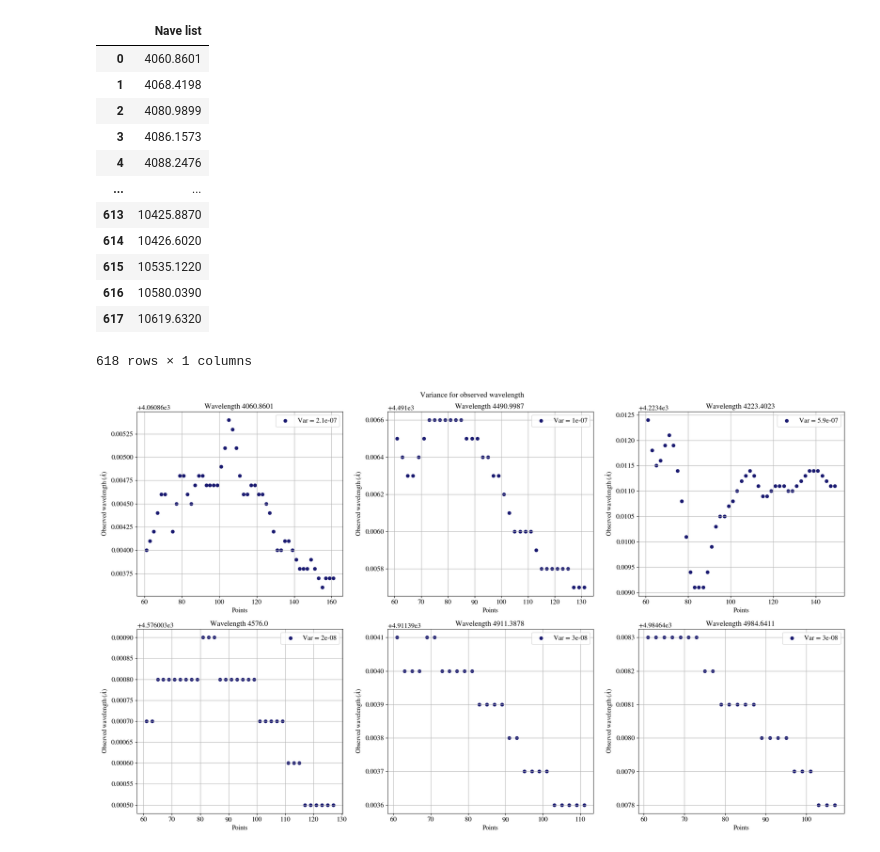
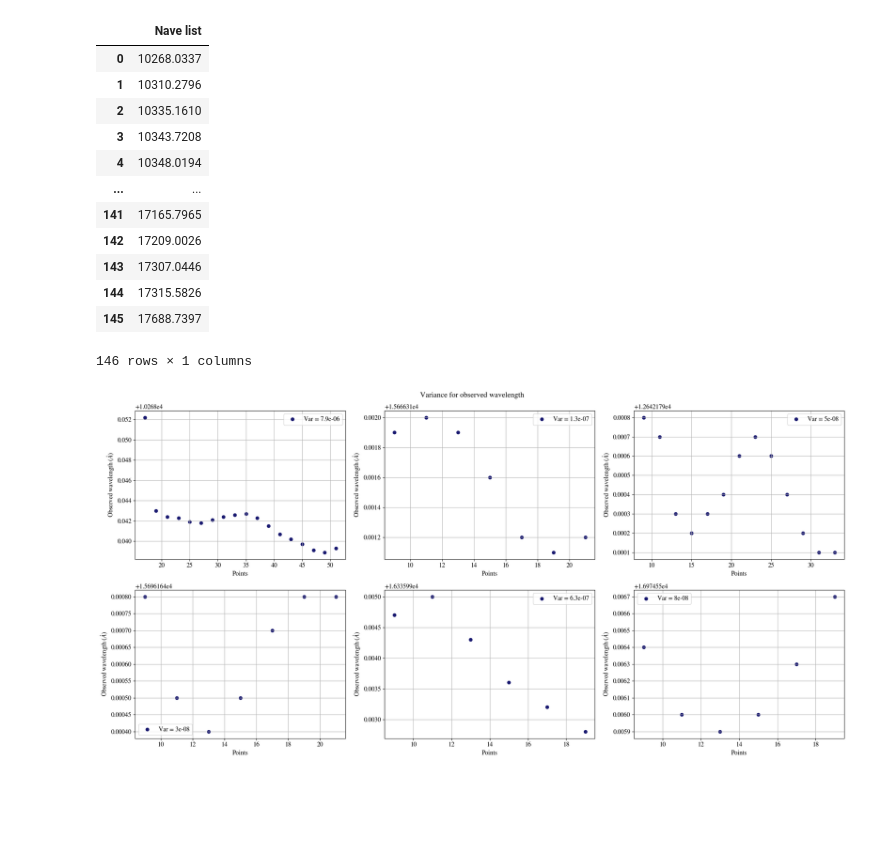
Before and after one commit to ccuellarn/Measurement-and-Characterization-of-Granulation-Patterns-in-the-IAG-Solar-Flux-Spectrum, a Jupyter notebook: Project/Characterization/Statistics/Statistical analysis.ipynb, the cells around one changed output. Cells and saved outputs as stored; diff of their text form; code cells hidden in the pictures; blank space fills up the shorter version.

```diff
--- a/Project/Characterization/Statistics/Statistical analysis.ipynb
+++ b/Project/Characterization/Statistics/Statistical analysis.ipynb
@@ -15,9 +15,9 @@ params = {
         'font.size': 12,
         'axes.labelsize': 12,
         'axes.titlesize': 14,
-        'legend.fontsize': 13,
-        'xtick.labelsize': 13,
-        'ytick.labelsize': 13,
+        'legend.fontsize': 12,
+        'xtick.labelsize': 12,
+        'ytick.labelsize': 12,
         'mathtext.fontset': 'stix',
         'text.usetex': False,
         'figure.figsize': (6.4, 4.8),
@@ -28,8 +28,8 @@ params = {
 plt.rcParams.update(params)
 # %%
 #Data from vizier without treatment
-raw_data = pd.read_csv(r"C:\Users\clauw\Documents\Programming\VIS_data_vizier.tsv", delimiter='\t',names=["Wave (cm)", "nFlux", "rFlux"])
-# raw_data = pd.read_csv(r"C:\Users\clauw\Documents\Programming\NIR_data_vizier.tsv", delimiter='\t',names=["Wave (cm)", "nFlux", "rFlux"])
+# raw_data = pd.read_csv(r"C:\Users\clauw\Documents\Programming\VIS_data_vizier.tsv", delimiter='\t',names=["Wave (cm)", "nFlux", "rFlux"])
+raw_data = pd.read_csv(r"C:\Users\clauw\Documents\Programming\NIR_data_vizier.tsv", delimiter='\t',names=["Wave (cm)", "nFlux", "rFlux"])
 #Convert the wavelength in A cause its in cm^-1
 raw_data['Wave A'] = (10**(8))/raw_data['Wave (cm)']
 
@@ -37,23 +37,23 @@ raw_data['Wave A'] = (10**(8))/raw_data['Wave (cm)']
 raw_data = raw_data.sort_values('Wave A', ascending=True, na_position='first').reset_index(drop=True)
 # %%
 #Lines from the file of Clean lines
-# raw_lambda = pd.read_excel(r"C:\Users\clauw\Documents\Programming\Final-Project\Project\IAG Solar Flux Atlas\Infrared range\Data\Nave Fe I_NIR.xlsx", skiprows=10, usecols=[0], names=['Nave list'])
-raw_lambda = pd.read_excel(r"C:\Users\clauw\Documents\Programming\Final-Project\Project\IAG Solar Flux Atlas\Visible range\Data\Nave Fe I list_VIS.xlsx", skiprows=10, usecols=[0], names=['Nave list'])
+raw_lambda = pd.read_excel(r"C:\Users\clauw\Documents\Programming\Final-Project\Project\IAG Solar Flux Atlas\Infrared range\Data\Nave Fe I_NIR.xlsx", skiprows=10, usecols=[0], names=['Nave list'])
+# raw_lambda = pd.read_excel(r"C:\Users\clauw\Documents\Programming\Final-Project\Project\IAG Solar Flux Atlas\Visible range\Data\Nave Fe I list_VIS.xlsx", skiprows=10, usecols=[0], names=['Nave list'])
 raw_lambda
 # %% [output]
 |  | Nave list |
-| 0 | 4060.8601 |
-| 1 | 4068.4198 |
-| 2 | 4080.9899 |
-| 3 | 4086.1573 |
-| 4 | 4088.2476 |
+| 0 | 10268.0337 |
+| 1 | 10310.2796 |
+| 2 | 10335.1610 |
+| 3 | 10343.7208 |
+| 4 | 10348.0194 |
 | ... | ... |
-| 613 | 10425.8870 |
-| 614 | 10426.6020 |
-| 615 | 10535.1220 |
-| 616 | 10580.0390 |
-| 617 | 10619.6320 |
+| 141 | 17165.7965 |
+| 142 | 17209.0026 |
+| 143 | 17307.0446 |
+| 144 | 17315.5826 |
+| 145 | 17688.7397 |
-618 rows × 1 columns
+146 rows × 1 columns
 # %%
 #Find the minimum or the lambda in the spectrum
 def find_minimums(wave,flux,lamda):
@@ -173,28 +173,29 @@ def Fit_derivates(local_points,wave):
 # %%
 list_index = [0,72,35,78,120,138]
 
-fig5, axes = plt.subplots(2,3,figsize=(20,12))
+fig5, axes = plt.subplots(2,3,figsize=(20,10))
 fig5.suptitle('Variance for observed wavelength')
 axes = axes.flatten()
 
 #Plot the cuadratic fit for each color
 for i, ax in enumerate(axes):
 
     new_local_points = arrange_lambda(list_index[i], local_points)
     Values = Fit_derivates(new_local_points,closer_lines['Fe line'].iloc[list_index[i]])
     Values = Values[Values['Velocity']<700 ]
     Values = Values[Values['Velocity']>-700 ]
-    Values = Values[Values['Points']>60 ]
+    # Values = Values[Values['Points']>60 ]
     variance = np.var(Values['Observed wavelength'])
 
     ax.scatter(Values['Points'],Values["Observed wavelength"],label = 'Var = {}'.format(round(variance,8)),c='midnightblue')
 
-    ax.set_title(r'Wavelength {} '.format(Values["Emitted wavelength"].iloc[0]))
+    # ax.set_title(r'Wavelength {} '.format(Values["Emitted wavelength"].iloc[0]))
     ax.set_ylabel(r'Observed wavelength $(\mathring{A})$')
     ax.set_xlabel(r'Points')
     ax.grid()
     ax.legend()
 
 fig5.tight_layout()
+# fig5.savefig('variance NIR')
 # %% [output]
-[figure, old version]
+[figure, new version]
```
Also changed, not shown: 28 other files.
